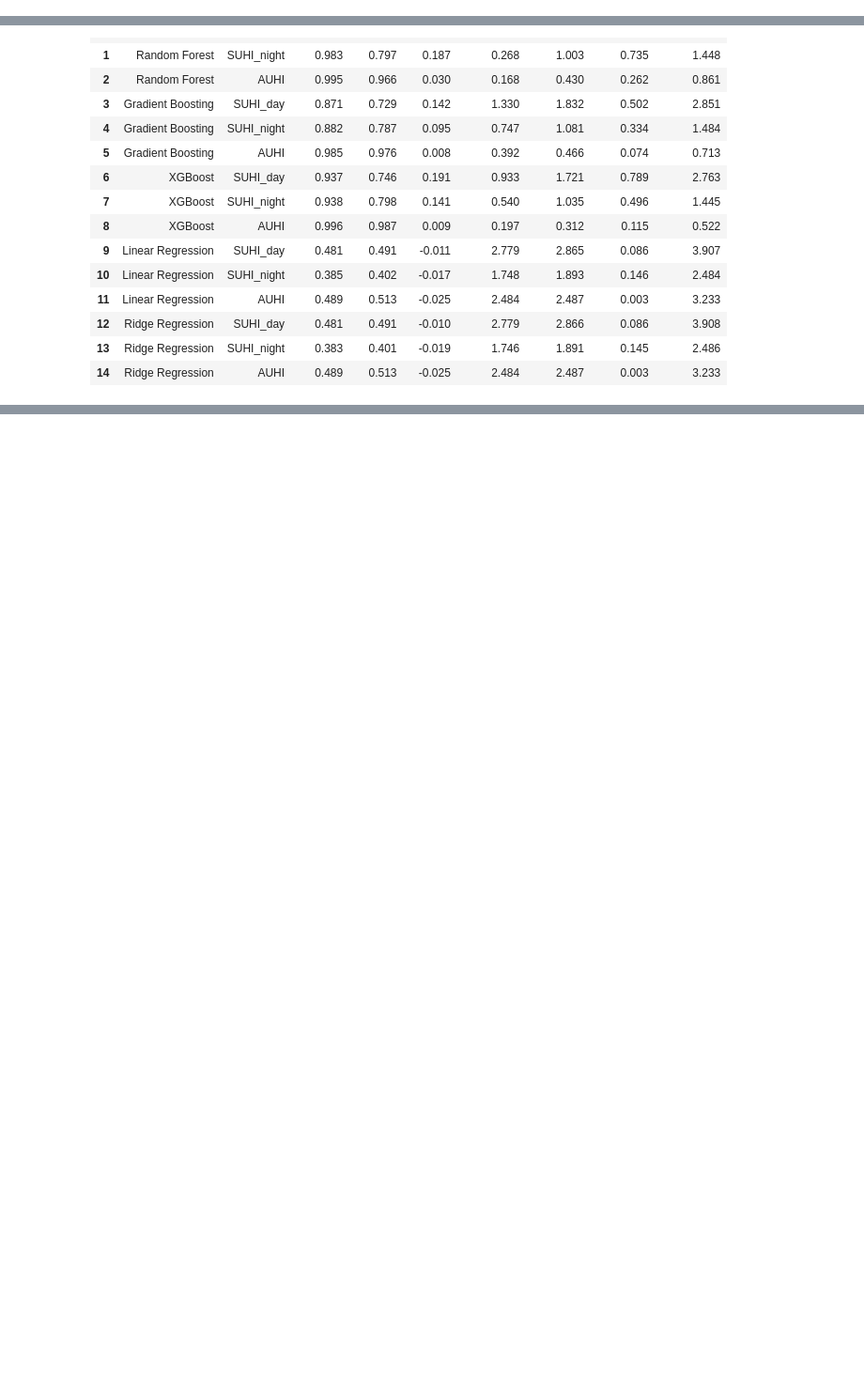
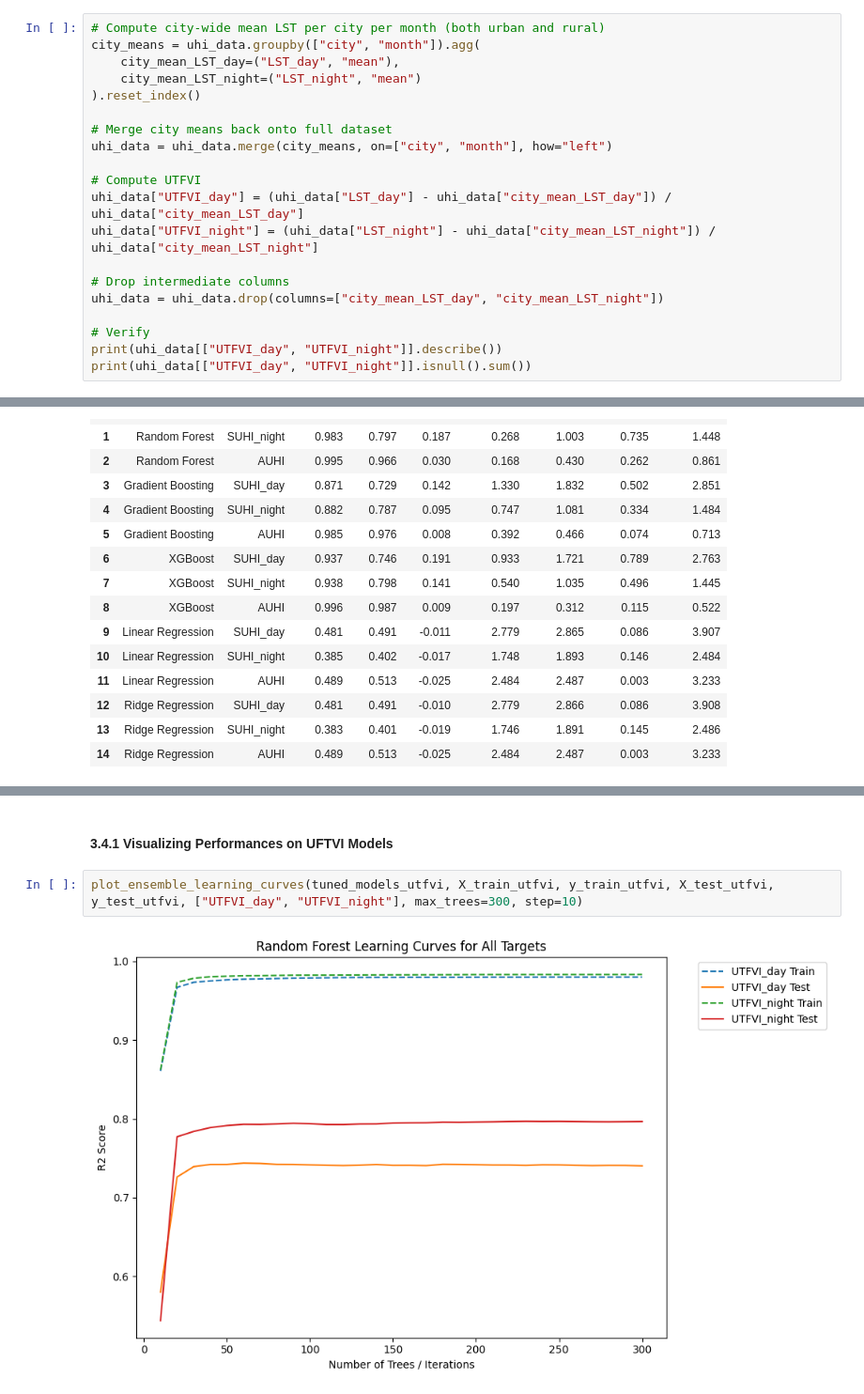
Before and after one commit to Peplinn/uhi-modelling, a Jupyter notebook: uhi-modelling.ipynb, the cells around one changed output, grey strips where cells are left out. Shown at 94% size. Saved outputs shown, nothing was run; the diff lists cells and outputs as text; blank space fills up the shorter version.

Commit message:
Tuned and Visualized New Models Using UTFVI

```diff
--- a/uhi-modelling.ipynb
+++ b/uhi-modelling.ipynb
@@ -352,0 +355,20 @@ dtype: int64
+# %%
+# Compute city-wide mean LST per city per month (both urban and rural)
+city_means = uhi_data.groupby(["city", "month"]).agg(
+    city_mean_LST_day=("LST_day", "mean"),
+    city_mean_LST_night=("LST_night", "mean")
+).reset_index()
+
+# Merge city means back onto full dataset
+uhi_data = uhi_data.merge(city_means, on=["city", "month"], how="left")
+
+# Compute UTFVI
+uhi_data["UTFVI_day"] = (uhi_data["LST_day"] - uhi_data["city_mean_LST_day"]) / uhi_data["city_mean_LST_day"]
+uhi_data["UTFVI_night"] = (uhi_data["LST_night"] - uhi_data["city_mean_LST_night"]) / uhi_data["city_mean_LST_night"]
+
+# Drop intermediate columns
+uhi_data = uhi_data.drop(columns=["city_mean_LST_day", "city_mean_LST_night"])
+
+# Verify
+print(uhi_data[["UTFVI_day", "UTFVI_night"]].describe())
+print(uhi_data[["UTFVI_day", "UTFVI_night"]].isnull().sum())
@@ -637,0 +797,6 @@ display(df_results)
+# %% [markdown]
+#### 3.4.1 Visualizing Performances on UFTVI Models
+# %%
+plot_ensemble_learning_curves(tuned_models_utfvi, X_train_utfvi, y_train_utfvi, X_test_utfvi, y_test_utfvi, ["UTFVI_day", "UTFVI_night"], max_trees=300, step=10)
+# %% [output]
+[figure, added]
```
Also changed, not shown: parts of 7 cells of this notebook, 9 other files.
